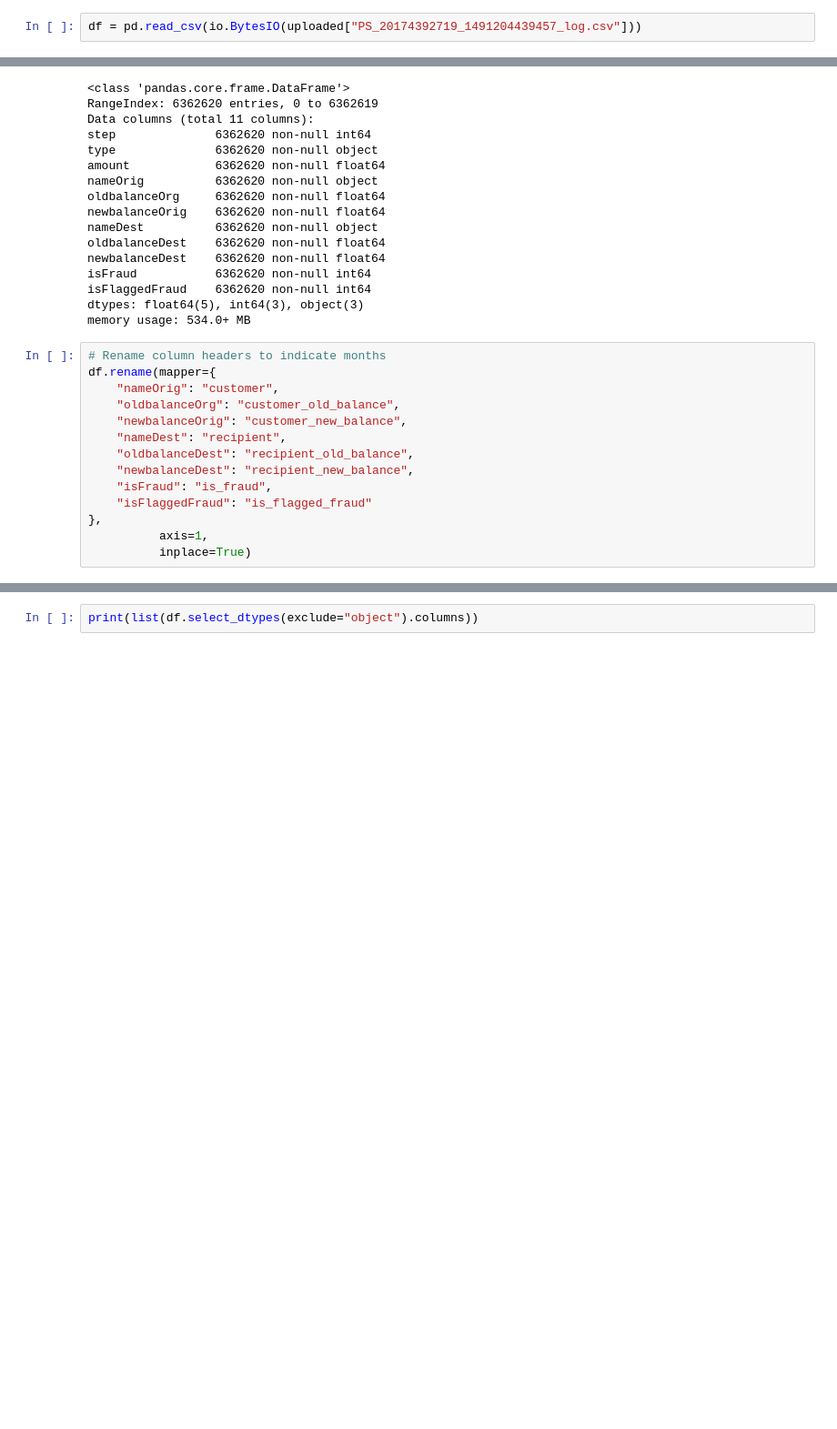
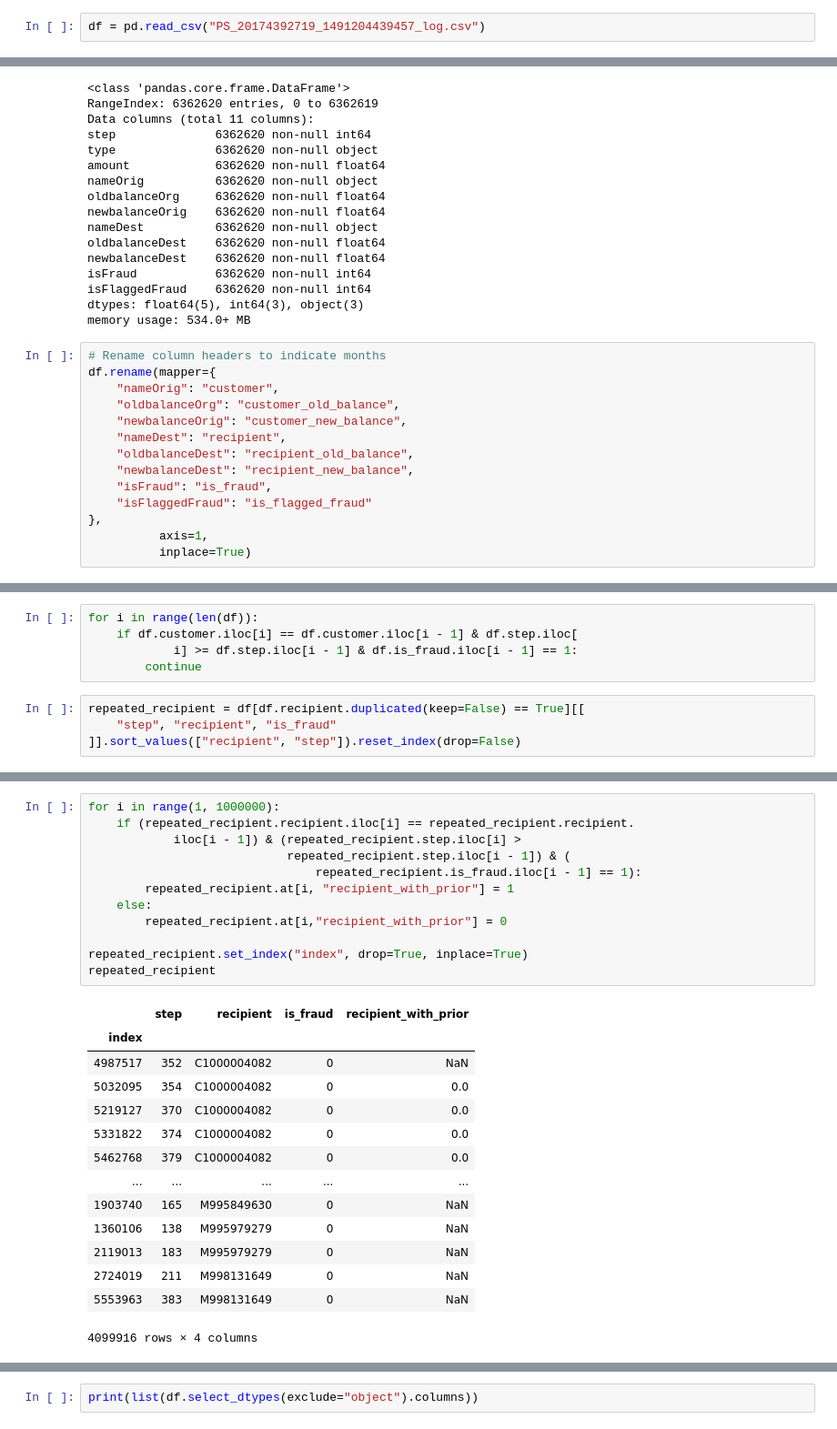
Before and after one commit to valmadrid/Detecting-Financial-Fraud-Transactions, a Jupyter notebook: financial_fraud.ipynb, the cells around one changed output, grey strips where cells are left out. Shown: that part at 91% size. Cells and saved outputs as stored; diff of their text form; blank space fills up the shorter version.

```diff
--- a/financial_fraud.ipynb
+++ b/financial_fraud.ipynb
@@ -55,7 +55,7 @@ uploaded = files.upload()
 [interactive output not drawn]
 Saving PS_20174392719_1491204439457_log.csv to PS_20174392719_1491204439457_log.csv
 # %%
-df = pd.read_csv(io.BytesIO(uploaded["PS_20174392719_1491204439457_log.csv"]))
+df = pd.read_csv("PS_20174392719_1491204439457_log.csv")
 # %%
 df.head()
 # %% [output]
@@ -111,0 +130,9 @@ df.describe(include="all").T
+# %%
+for i in range(len(df)):
+    if df.customer.iloc[i] == df.customer.iloc[i - 1] & df.step.iloc[
+            i] >= df.step.iloc[i - 1] & df.is_fraud.iloc[i - 1] == 1:
+        continue
+# %%
+repeated_recipient = df[df.recipient.duplicated(keep=False) == True][[
+    "step", "recipient", "is_fraud"
+]].sort_values(["recipient", "step"]).reset_index(drop=False)
@@ -111,0 +155,27 @@ df.describe(include="all").T
+# %%
+for i in range(1, 1000000):
+    if (repeated_recipient.recipient.iloc[i] == repeated_recipient.recipient.
+            iloc[i - 1]) & (repeated_recipient.step.iloc[i] >
+                            repeated_recipient.step.iloc[i - 1]) & (
+                                repeated_recipient.is_fraud.iloc[i - 1] == 1):
+        repeated_recipient.at[i, "recipient_with_prior"] = 1
+    else:
+        repeated_recipient.at[i,"recipient_with_prior"] = 0
+
+repeated_recipient.set_index("index", drop=True, inplace=True)
+repeated_recipient
+# %% [output]
+|  | step | recipient | is_fraud | recipient_with_prior |
+| index |  |  |  |  |
+| 4987517 | 352 | C1000004082 | 0 | NaN |
+| 5032095 | 354 | C1000004082 | 0 | 0.0 |
+| 5219127 | 370 | C1000004082 | 0 | 0.0 |
+| 5331822 | 374 | C1000004082 | 0 | 0.0 |
+| 5462768 | 379 | C1000004082 | 0 | 0.0 |
+| ... | ... | ... | ... | ... |
+| 1903740 | 165 | M995849630 | 0 | NaN |
+| 1360106 | 138 | M995979279 | 0 | NaN |
+| 2119013 | 183 | M995979279 | 0 | NaN |
+| 2724019 | 211 | M998131649 | 0 | NaN |
+| 5553963 | 383 | M998131649 | 0 | NaN |
+4099916 rows × 4 columns
```
Also changed, not shown: parts of 6 cells of this notebook.
